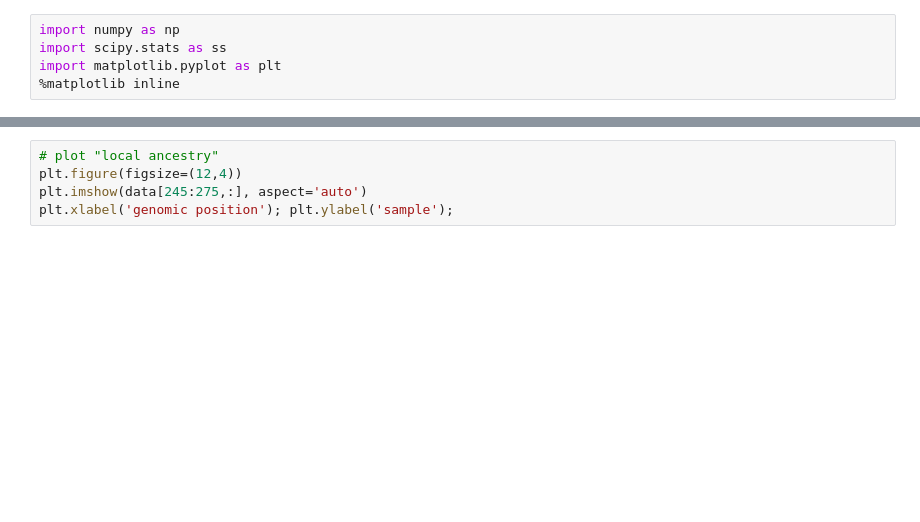
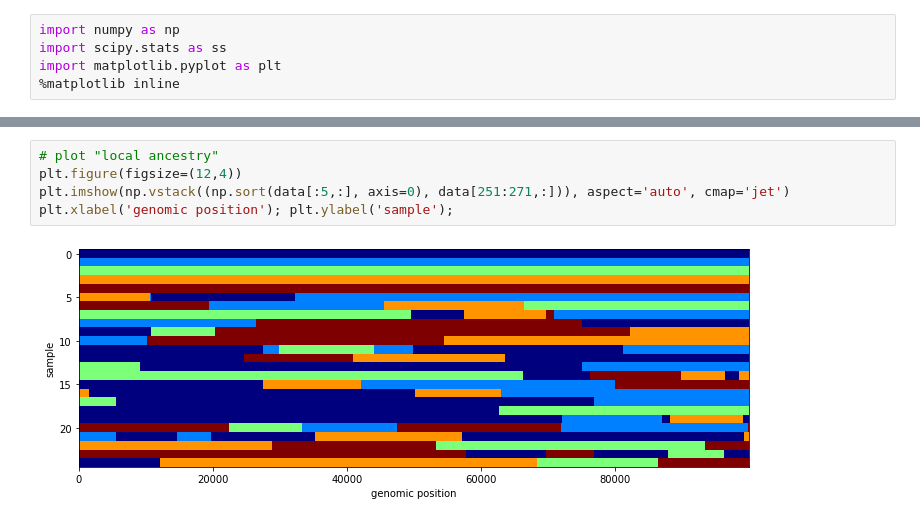
Before and after one commit to jcsokol/CS230-LAI-project-code, a Jupyter notebook: naive_hapmix.ipynb, the cells around one changed output, grey strips where cells are left out. Drawn from its saved outputs; the diff is of its cells as text; blank space fills up the shorter version.

```diff
--- a/naive_hapmix.ipynb
+++ b/naive_hapmix.ipynb
@@ -39,8 +42,10 @@ plt.xlabel('ancestry fraction'); plt.ylabel('sample');
 # %%
 # plot "local ancestry"
 plt.figure(figsize=(12,4))
-plt.imshow(data[245:275,:], aspect='auto')
+plt.imshow(np.vstack((np.sort(data[:5,:], axis=0), data[251:271,:])), aspect='auto', cmap='jet')
 plt.xlabel('genomic position'); plt.ylabel('sample');
+# %% [output]
+[figure, added]
 # %%
 # and counts of breakpoints across pseudo-individuals
 plt.hist(n_splits, bins=len(np.unique(n_splits))//2)
```
Also changed, not shown: parts of 5 cells of this notebook, 3 other files.
